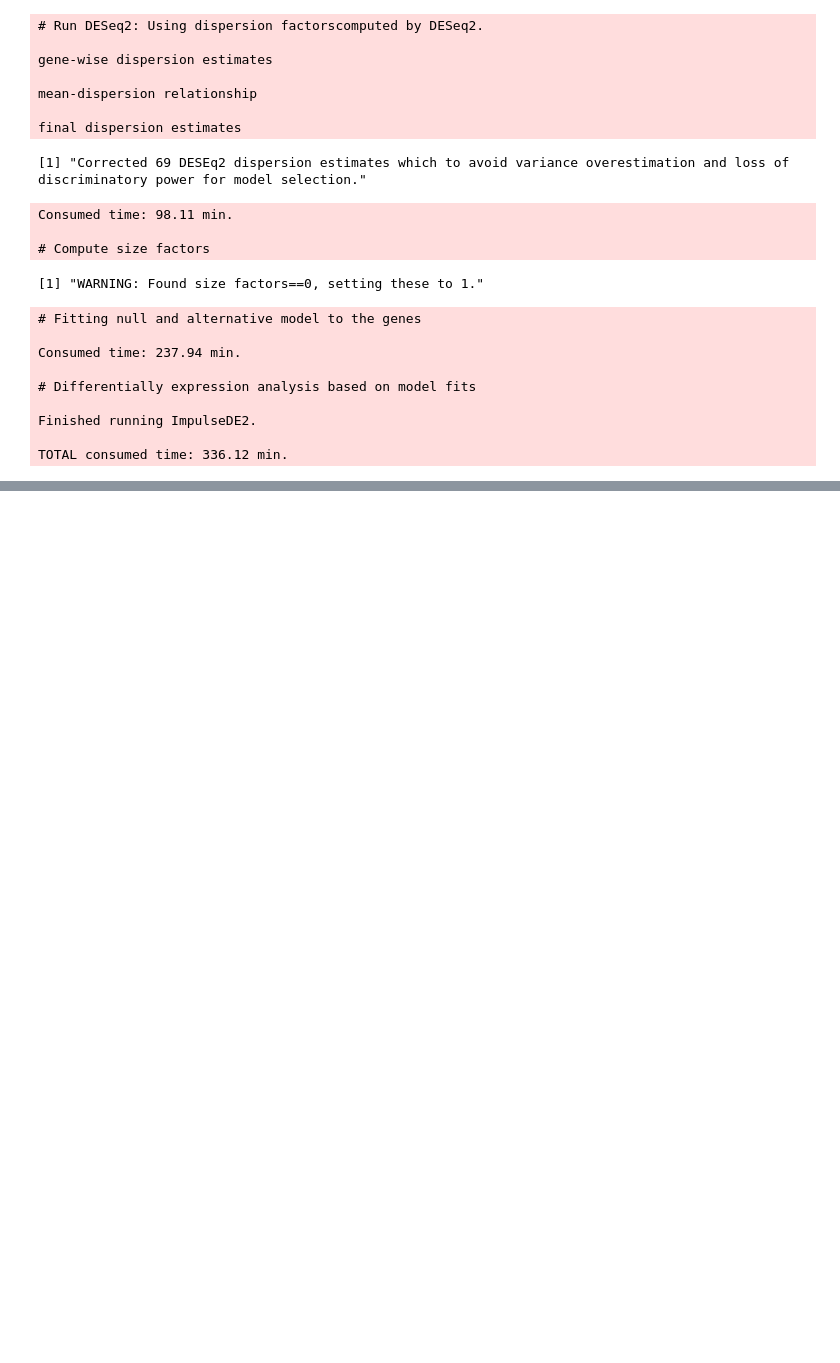
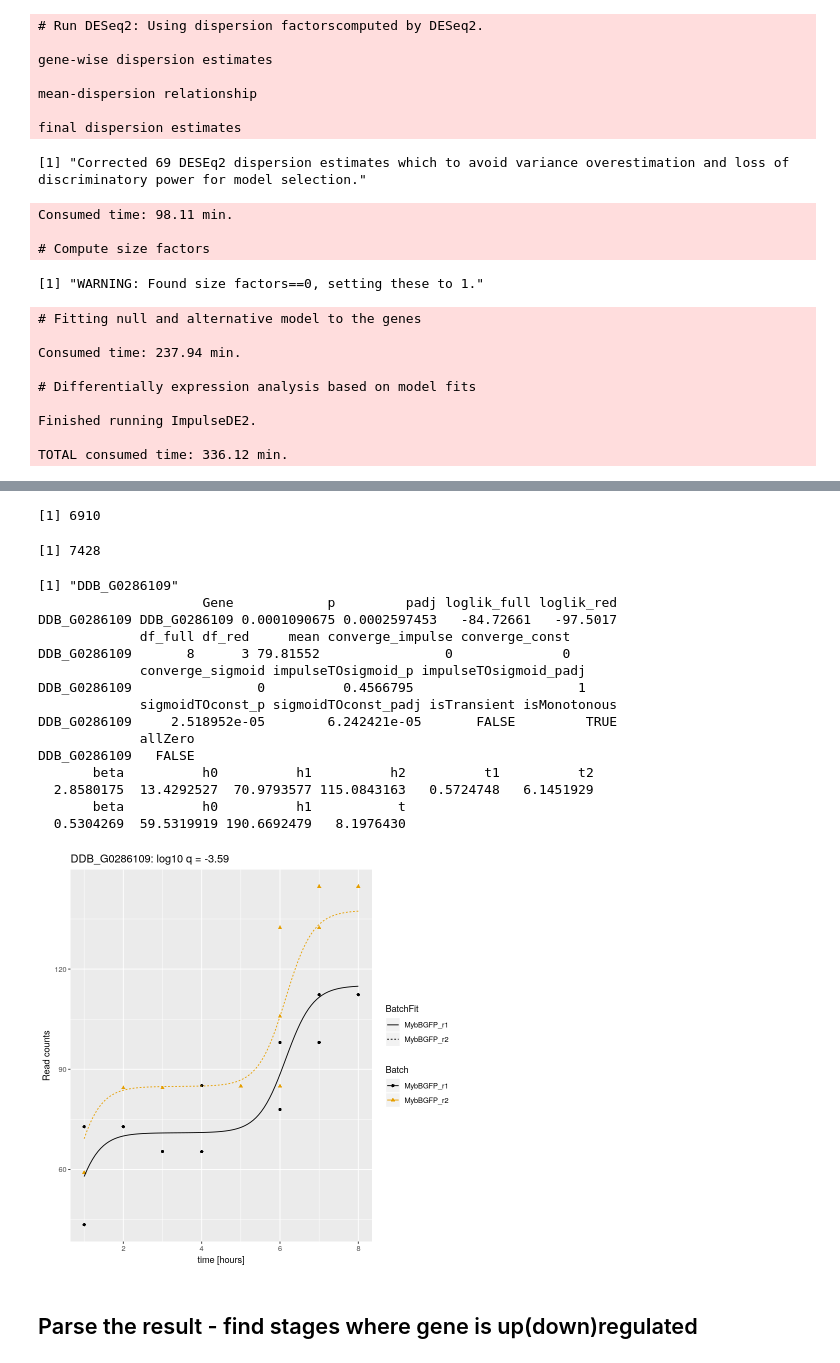
Before and after one commit to biolab/baylor-dicty, a Jupyter notebook: stages_DE/impulse_stages.R.ipynb, the cells around one changed output, grey strips where cells are left out. Saved outputs shown, nothing was run; the diff lists cells and outputs as text; code cells hidden in the pictures; blank space fills up the shorter version.

```diff
--- a/stages_DE/impulse_stages.R.ipynb
+++ b/stages_DE/impulse_stages.R.ipynb
@@ -29,6 +29,7 @@ for (row_idx in 1:dim(conditions_annotated)[1]){
     }
   }
 }
+Y<-Y[order(Y$Time),]
 # %%
 objectImpulseDE2 <- runImpulseDE2(matCountData = as.matrix(X), dfAnnotation = Y,boolCaseCtrl = FALSE,vecConfounders = c("Batch"),scaNProc = 20)
 # %% [output]
@@ -125,0 +233,8 @@ A data.frame: 100 × 11
+# %%
+nrow(result)
+# %% [output]
+[1] 6910
+# %%
+length(rownames(result))
+# %% [output]
+[1] 7428
@@ -125,0 +243,38 @@ A data.frame: 100 × 11
+# %%
+gene_ids=c('DDB_G0286109')
+lsgplotsGenes <- plotGenes(
+vecGeneIDs = gene_ids,
+scaNTopIDs = NULL,
+objectImpulseDE2 = objectImpulseDE2,
+boolCaseCtrl = FALSE,
+dirOut = NULL,
+strFileName = NULL,
+vecRefPval = NULL,
+strNameRefMethod = NULL)
+# %%
+i=1
+print(lsgplotsGenes[[i]])
+print(gene_ids[i])
+print(objectImpulseDE2$dfImpulseDE2Results[gene_ids[i],])
+
+print(objectImpulseDE2@lsModelFits$case[gene_ids[i]][[1]]$lsImpulseFit$vecImpulseParam)
+print(objectImpulseDE2@lsModelFits$case[gene_ids[i]][[1]]$lsSigmoidFit$vecSigmoidParam)
+# %% [output]
+[1] "DDB_G0286109"
+                     Gene            p         padj loglik_full loglik_red
+DDB_G0286109 DDB_G0286109 0.0001090675 0.0002597453   -84.72661   -97.5017
+             df_full df_red     mean converge_impulse converge_const
+DDB_G0286109       8      3 79.81552                0              0
+             converge_sigmoid impulseTOsigmoid_p impulseTOsigmoid_padj
+DDB_G0286109                0          0.4566795                     1
+             sigmoidTOconst_p sigmoidTOconst_padj isTransient isMonotonous
+DDB_G0286109     2.518952e-05        6.242421e-05       FALSE         TRUE
+             allZero
+DDB_G0286109   FALSE
+       beta          h0          h1          h2          t1          t2
+  2.8580175  13.4292527  70.9793577 115.0843163   0.5724748   6.1451929
+       beta          h0          h1           t
+  0.5304269  59.5319919 190.6692479   8.1976430
+[figure, added]
+# %% [markdown]
+## Parse the result - find stages where gene is up(down)regulated
```
Also changed, not shown: parts of 13 cells of this notebook, 3 other files.
